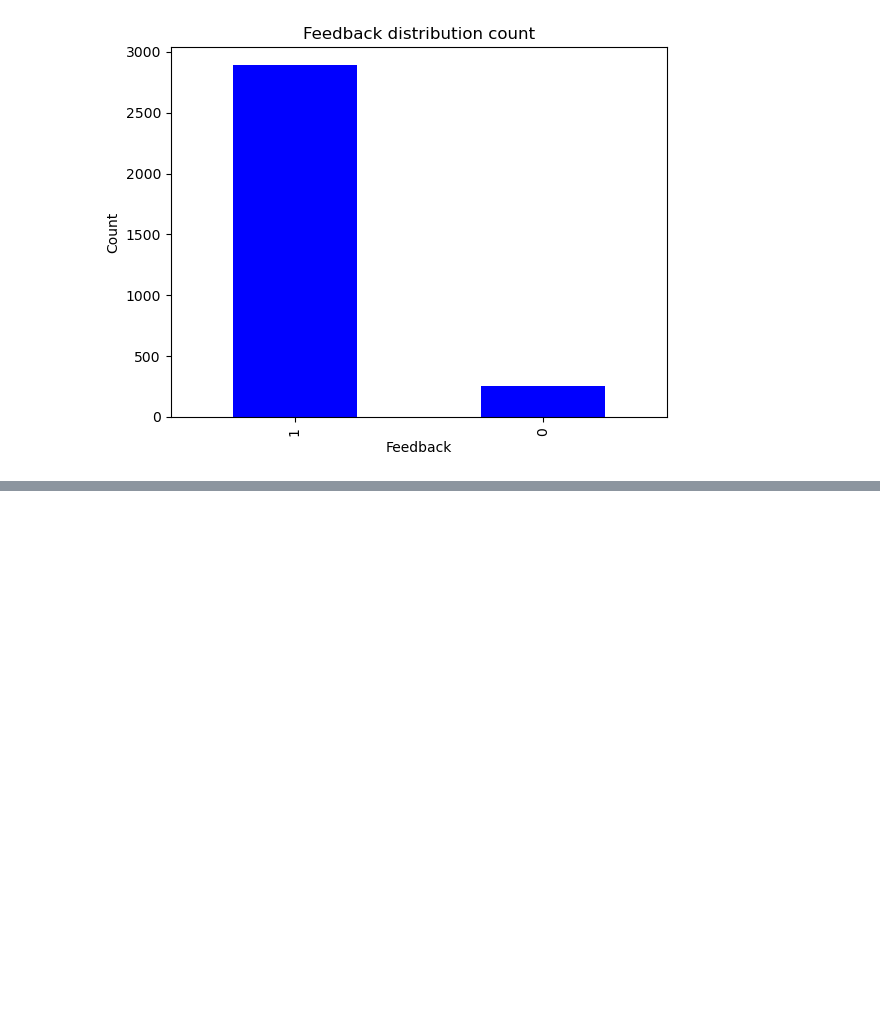
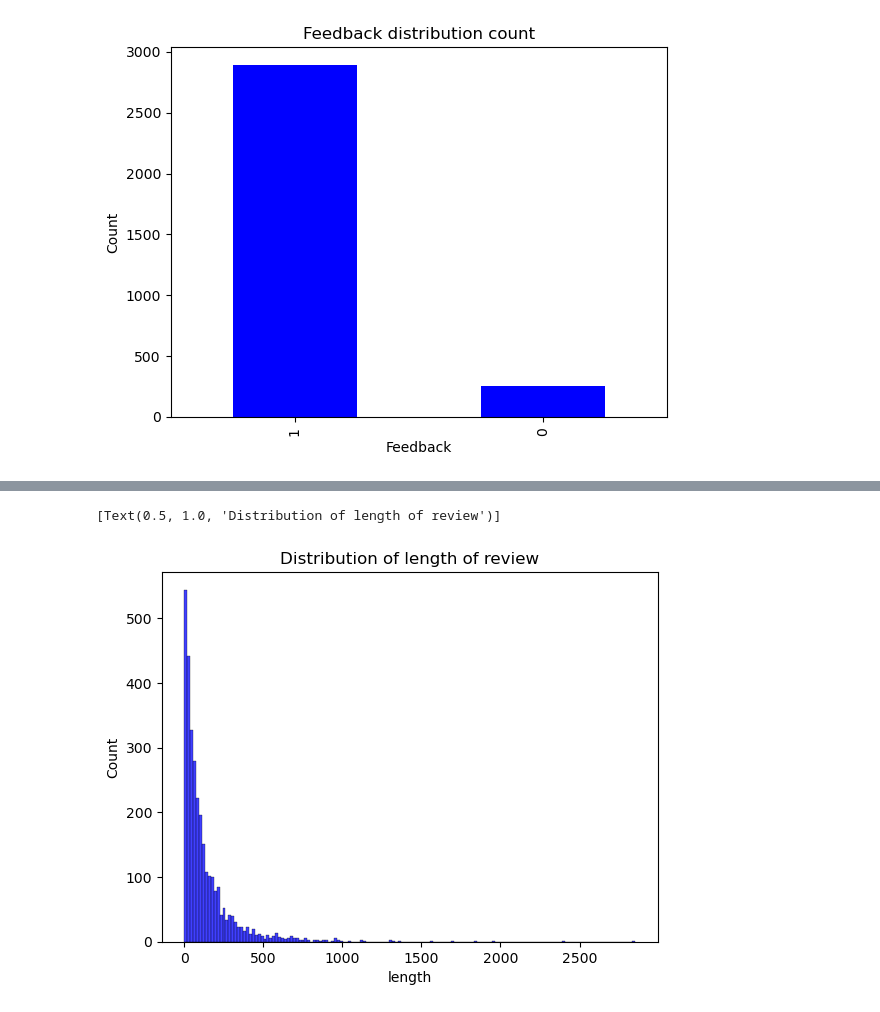
Before and after one commit to sanjsaloni/Natural-Language-Processing, a Jupyter notebook: Sentiment_Analysis.ipynb, the cells around one changed output, grey strips where cells are left out. Cells and saved outputs as stored; diff of their text form; code cells hidden in the pictures; blank space fills up the shorter version.

```diff
--- a/Sentiment_Analysis.ipynb
+++ b/Sentiment_Analysis.ipynb
@@ -183,0 +291,5 @@ plt.show()
+# %%
+sns.histplot(data['length'], color = "blue").set(title = "Distribution of length of review")
+# %% [output]
+[Text(0.5, 1.0, 'Distribution of length of review')]
+[figure, added]
```
Also changed, not shown: parts of 12 cells of this notebook.
